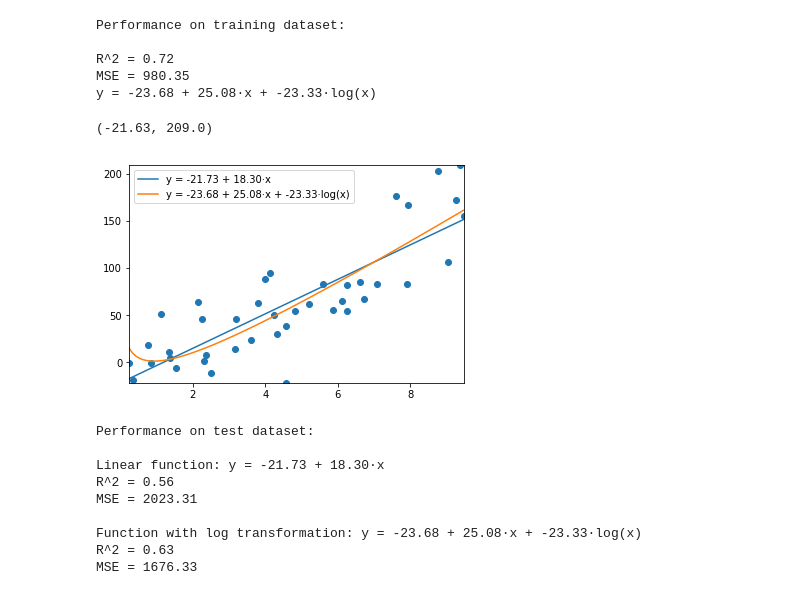
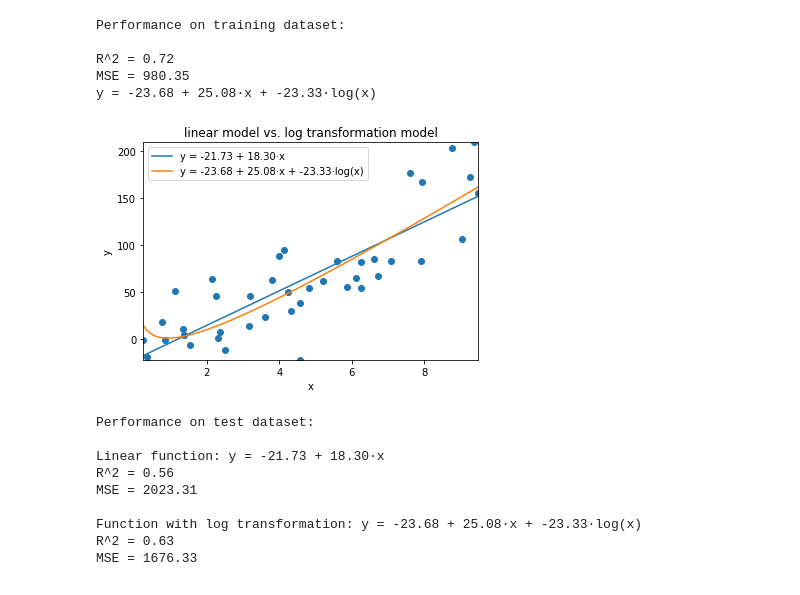
Before and after one commit to chrimiway/machine-learning-course, a Jupyter notebook: Assignment2.ipynb, the cells around one changed output. Cells and saved outputs as stored; diff of their text form; code cells hidden in the pictures.

```diff
--- a/Assignment2.ipynb
+++ b/Assignment2.ipynb
@@ -568,17 +578,20 @@ y = -23.68 + 25.08·x + -23.33·log(x)
 # %%
 # (d)
 x = np.linspace(np.array(x_train).min(), np.array(x_train).max(), 100)
 y_b = reg_b.intercept_ + reg_b.coef_[0] * x
 y_c = reg_c.intercept_ + reg_c.coef_[0] * x + reg_c.coef_[1] * np.log(x)
 plt.scatter(x_train, y_train)
 line_b, = plt.plot(x, y_b, label="y = {:.2f} + {:.2f}·x".format(reg_b.intercept_, reg_b.coef_[0]))
 line_c, = plt.plot(x, y_c, label="y = {:.2f} + {:.2f}·x + {:.2f}·log(x)".format(reg_c.intercept_, reg_c.coef_[0], reg_c.coef_[1]))
 plt.legend(handles=[line_b, line_c])
 plt.xlim(np.array(x_train).min(), np.array(x_train).max())
 plt.ylim(np.array(y_train).min(), np.array(y_train).max())
+plt.xlabel("x")
+plt.ylabel("y")
+plt.title("linear model vs. log transformation model")
+plt.show()
 # %% [output]
-(-21.63, 209.0)
-[figure, old version]
+[figure, new version]
 # %%
 # (e)
 from sklearn.metrics import r2_score
```
Also changed, not shown: parts of 5 cells of this notebook.
